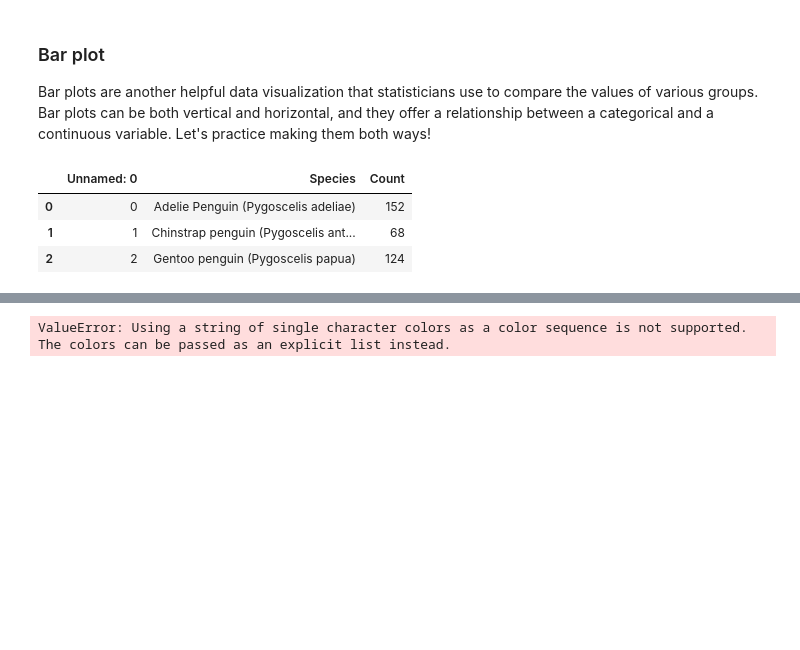
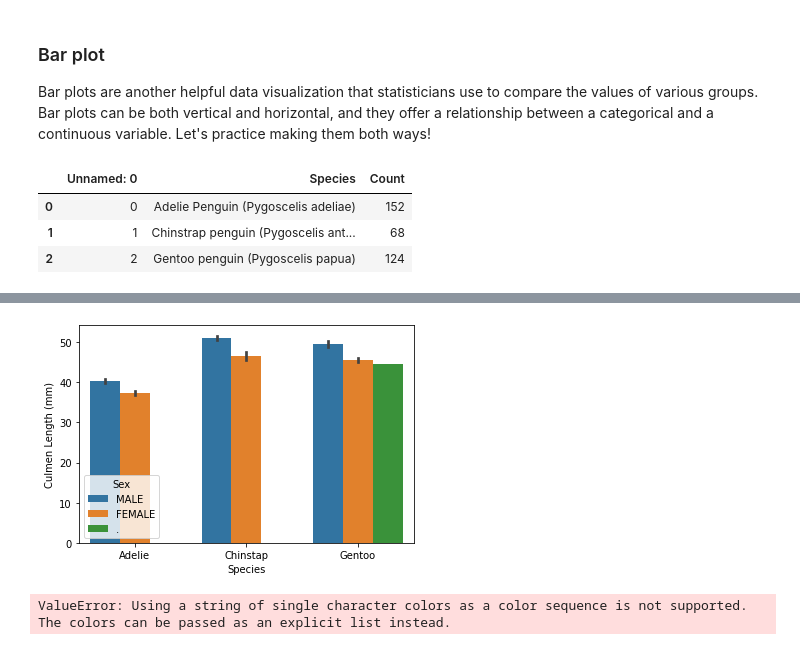
Before and after one commit to vnguyen24/SURF2022, a Jupyter notebook: Session2/Teaching2.ipynb, the cells around one changed output, grey strips where cells are left out. Cells and saved outputs as stored; diff of their text form; code cells hidden in the pictures; blank space fills up the shorter version.

```diff
--- a/Session2/Teaching2.ipynb
+++ b/Session2/Teaching2.ipynb
@@ -373,0 +378,6 @@ plt.show()
+# %%
+sns.barplot(data = penguins, x = "Species", y = "Culmen Length (mm)", hue = "Sex")
+plt.xticks([0,1,2],["Adelie", "Chinstap", "Gentoo"])
+plt.show()
+# %% [output]
+[figure, added]
```
Also changed, not shown: parts of 3 cells of this notebook.
